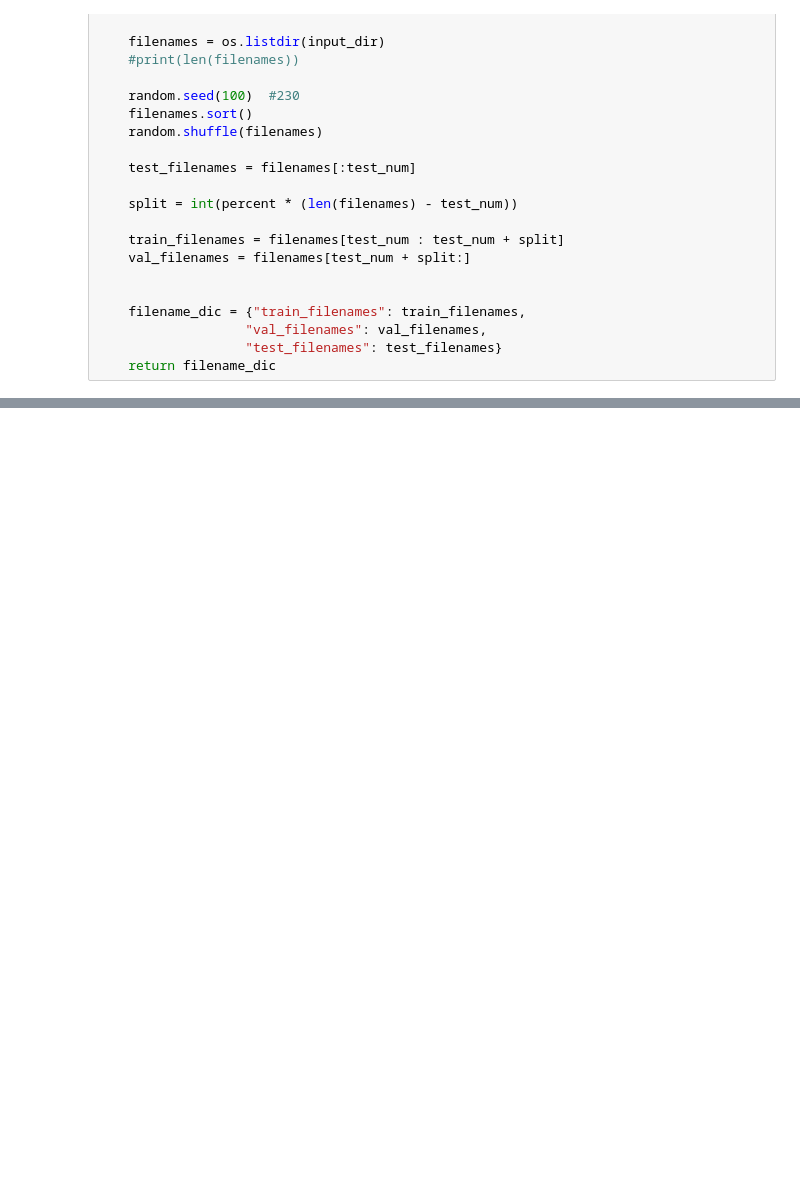
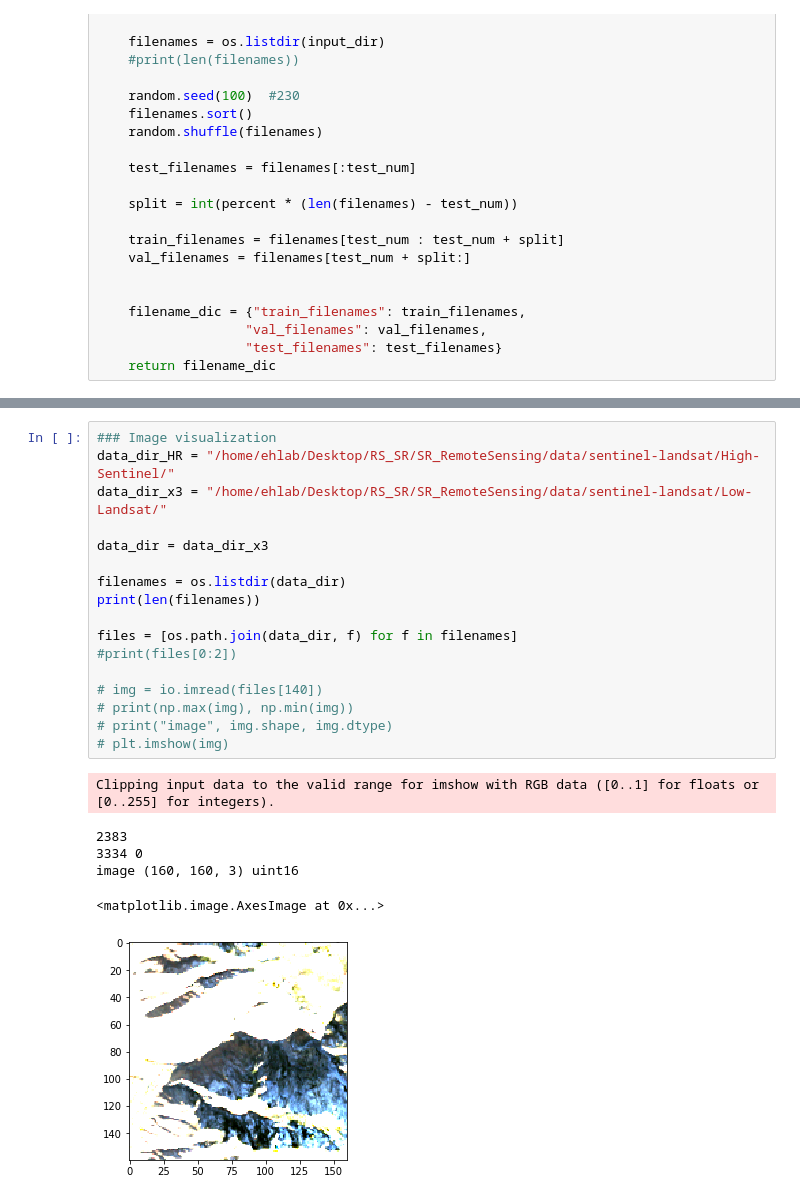
Before and after one commit to Jing25/SR_RemoteSensing, a Jupyter notebook: data_preparation.ipynb, the cells around one changed output, grey strips where cells are left out. Saved outputs shown, nothing was run; the diff lists cells and outputs as text; blank space fills up the shorter version.

```diff
--- a/data_preparation.ipynb
+++ b/data_preparation.ipynb
@@ -85,5 +90,29 @@ def split_data(val_num, test_num, input_dir):
                    "val_filenames": val_filenames,
                    "test_filenames": test_filenames}
     return filename_dic
+# %%
+### Image visualization
+data_dir_HR = "/home/ehlab/Desktop/RS_SR/SR_RemoteSensing/data/sentinel-landsat/High-Sentinel/"
+data_dir_x3 = "/home/ehlab/Desktop/RS_SR/SR_RemoteSensing/data/sentinel-landsat/Low-Landsat/"
+
+data_dir = data_dir_x3
+
+filenames = os.listdir(data_dir)
+print(len(filenames))
+
+files = [os.path.join(data_dir, f) for f in filenames]
+#print(files[0:2])
+
+# img = io.imread(files[140])
+# print(np.max(img), np.min(img))
+# print("image", img.shape, img.dtype)
+# plt.imshow(img)
+# %% [output]
+Clipping input data to the valid range for imshow with RGB data ([0..1] for floats or [0..255] for integers).
+2383
+3334 0
+image (160, 160, 3) uint16
+<matplotlib.image.AxesImage at 0x...>
+[figure, added]
 # %%
 ### convert Landsat/Sentinal datasets from uint16 [0-10000] to float32 [0-1], split data into train/dev/test
```
Also changed, not shown: parts of 4 cells of this notebook, 23 other files.
